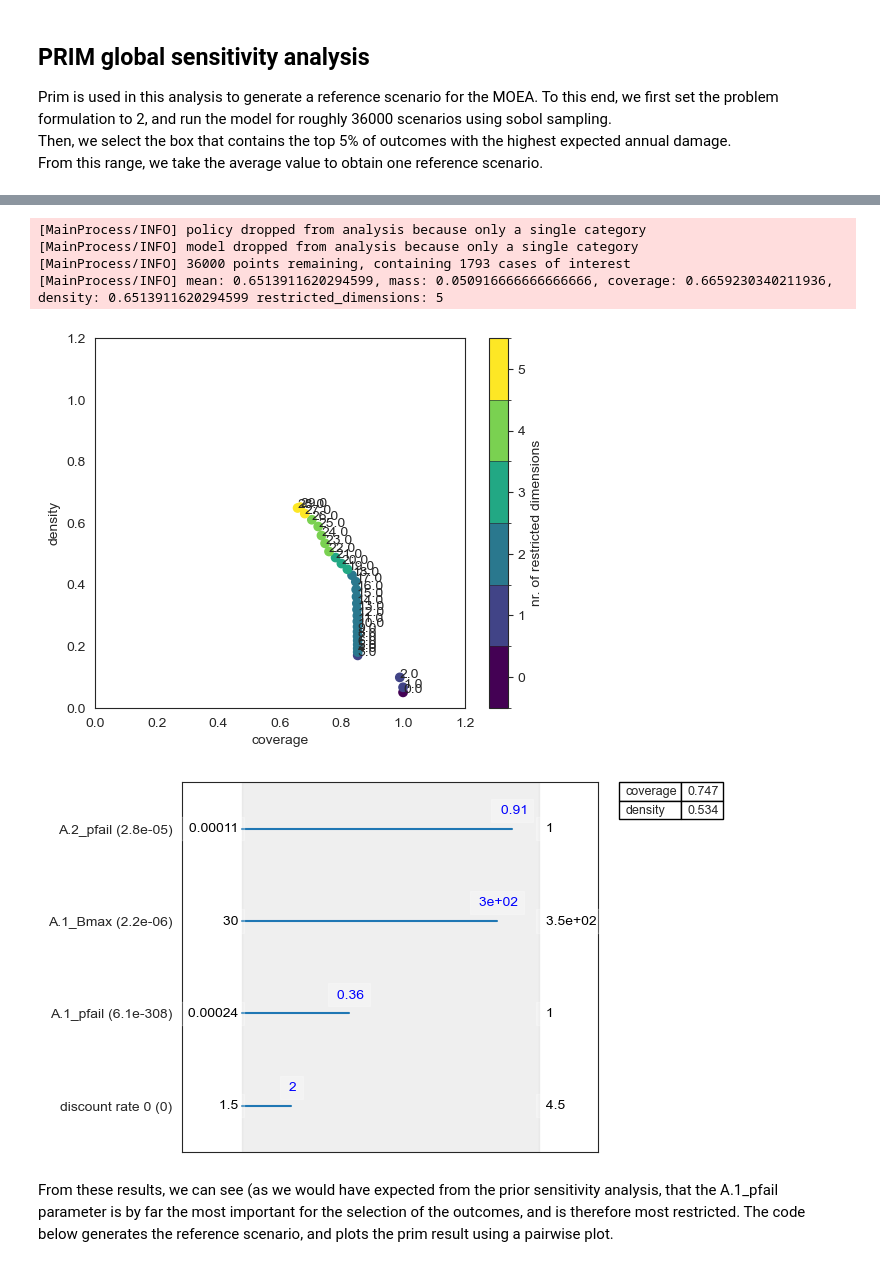
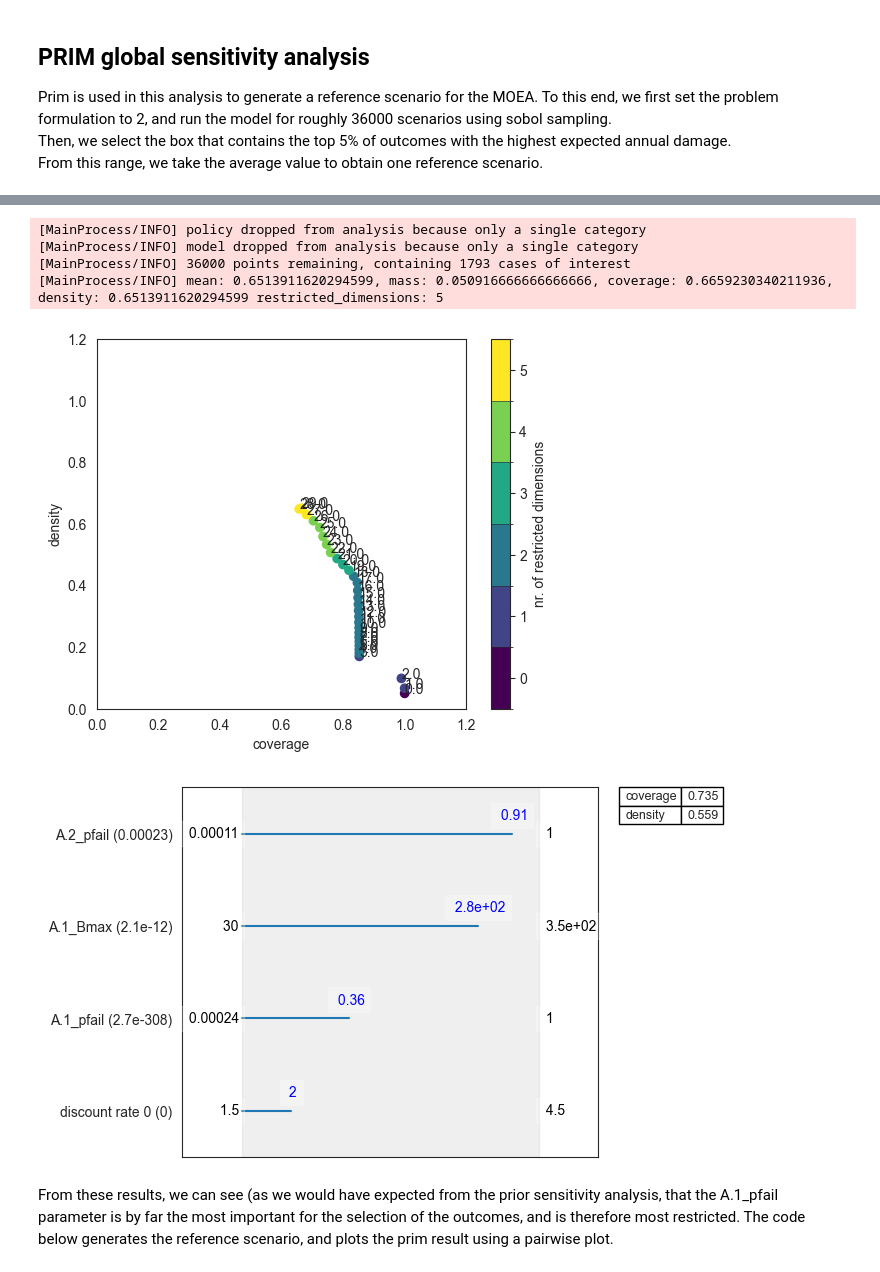
Before and after one commit to LvKvA/MBDM_GA, a Jupyter notebook: final_policy.ipynb, the cells around one changed output, grey strips where cells are left out. Drawn from its saved outputs; the diff is of its cells as text; code cells hidden in the pictures.

```diff
--- a/final_policy.ipynb
+++ b/final_policy.ipynb
@@ -124,30 +126,30 @@ experiments, outcomes = load_results(results_bau)
 # %%
 # Prim analysis for the 5% highest annual damage outcomes
 dike_model, planning_steps = get_model_for_problem_formulation(2)
 outcome_of_interest = outcomes['Expected Annual Damage']
 x = experiments.drop(labels=[l.name for l in dike_model.levers], axis=1)
 y = outcome_of_interest > np.percentile(outcome_of_interest, 95)
 prim_alg = prim.Prim(x, y, threshold=0.5, peel_alpha=0.06)
 box = prim_alg.find_box()
 
 box.show_tradeoff(annotated=True)
 plt.show()
 
 # Pick box 23, which has a relatively high density and interpretability
-point = 23
+point = len(box.box_lims) - 6
 box.inspect(point, style='graph')
 box.select(point)
 plt.savefig("results/PRIM range", bbox_inches = "tight", dpi = 200)
 plt.show()
 
 #box.resample(point)
 # %% [output]
 [MainProcess/INFO] policy dropped from analysis because only a single category
 [MainProcess/INFO] model dropped from analysis because only a single category
 [MainProcess/INFO] 36000 points remaining, containing 1793 cases of interest
 [MainProcess/INFO] mean: 0.6513911620294599, mass: 0.050916666666666666, coverage: 0.6659230340211936, density: 0.6513911620294599 restricted_dimensions: 5
-[figure, old version]
+[figure, new version]
-[figure, old version]
+[figure, new version]
 # %% [markdown]
 From these results, we can see (as we would have expected from the prior sensitivity analysis, that the A.1_pfail parameter is by far the most important for the selection of the outcomes, and is therefore most restricted. The code below generates the reference scenario, and plots the prim result using a pairwise plot.
 # %%
```
Also changed, not shown: parts of 21 cells of this notebook.
